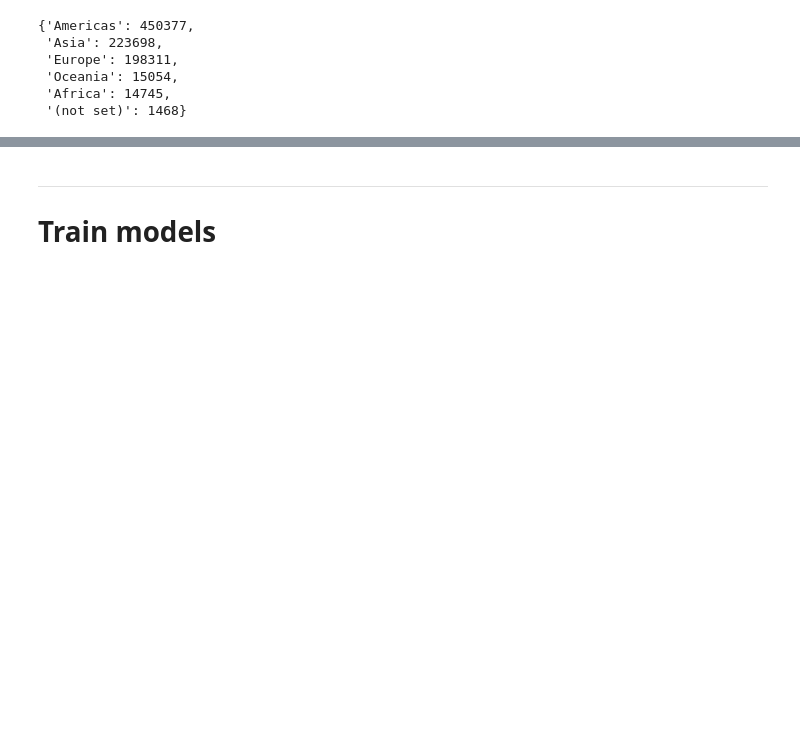
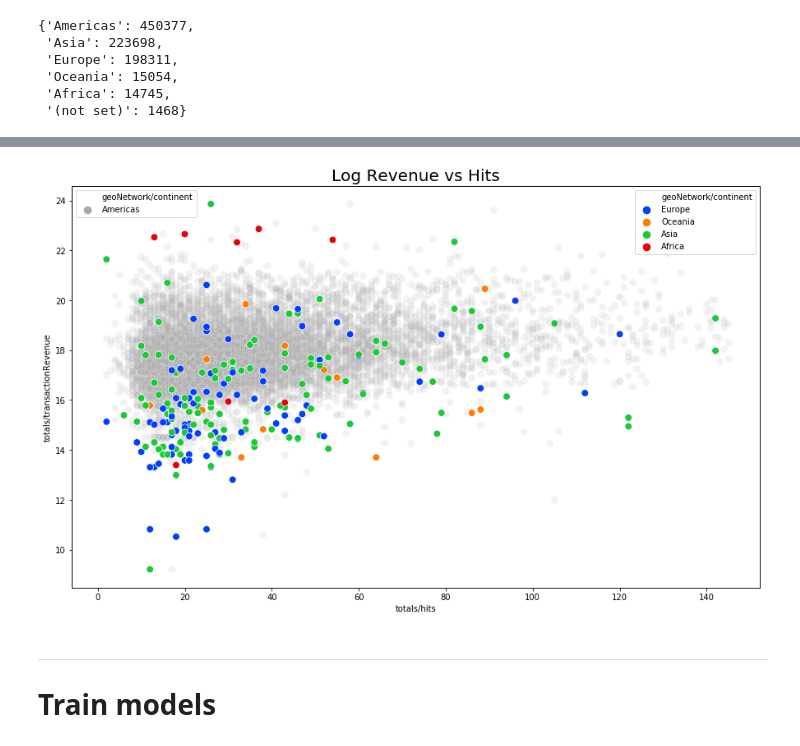
Before and after one commit to milto-github/kaggle-google-analytics, a Jupyter notebook: main_notebook.ipynb, the cells around one changed output, grey strips where cells are left out. Saved outputs shown, nothing was run; the diff lists cells and outputs as text; code cells hidden in the pictures; blank space fills up the shorter version.

```diff
--- a/main_notebook.ipynb
+++ b/main_notebook.ipynb
@@ -525,3 +524,28 @@ plt.show()
+# %%
+pv_tr = unencoded_train[unencoded_train['totals/transactionRevenue'] > 0]
+pv_tr = pv_tr[pv_tr['geoNetwork/continent'] != '(not set)']
+p_99 = np.percentile(pv_tr['totals/hits'].sort_values(), 99)
+pv_tr = pv_tr[pv_tr['totals/hits'] < p_99]
+
+
+americas = pv_tr[pv_tr['geoNetwork/continent'] == 'Americas']
+others = pv_tr[pv_tr['geoNetwork/continent'] != 'Americas']
+
+
+fig, ax = plt.subplots()
+fig.set_size_inches(15,9)
+ax.set_xlabel('Hits')
+ax.set_ylabel('Log Transaction Revenue')
+sns.scatterplot('totals/hits', 'totals/transactionRevenue', data=americas, alpha=0.15, ax=ax, size='geoNetwork/continent', sizes=[75],palette=['darkgray'], hue='geoNetwork/continent')
+ax2 = ax.twinx()
+plt.title('Log Revenue vs Hits', fontsize=20)
+ax2.set_yticks([])
+ax2.set_xlabel('Hits')
+ax2.set_ylabel('Log Transaction Revenue')
+sns.scatterplot('totals/hits', 'totals/transactionRevenue', data=others, alpha=1, ax=ax2, size='geoNetwork/continent', sizes=[75,75,75,75], palette='bright', hue='geoNetwork/continent')
+plt.show()
+# %% [output]
+[figure, added]
 # %% [markdown]
 ---
 # Train models
```
Also changed, not shown: parts of 16 cells of this notebook.
